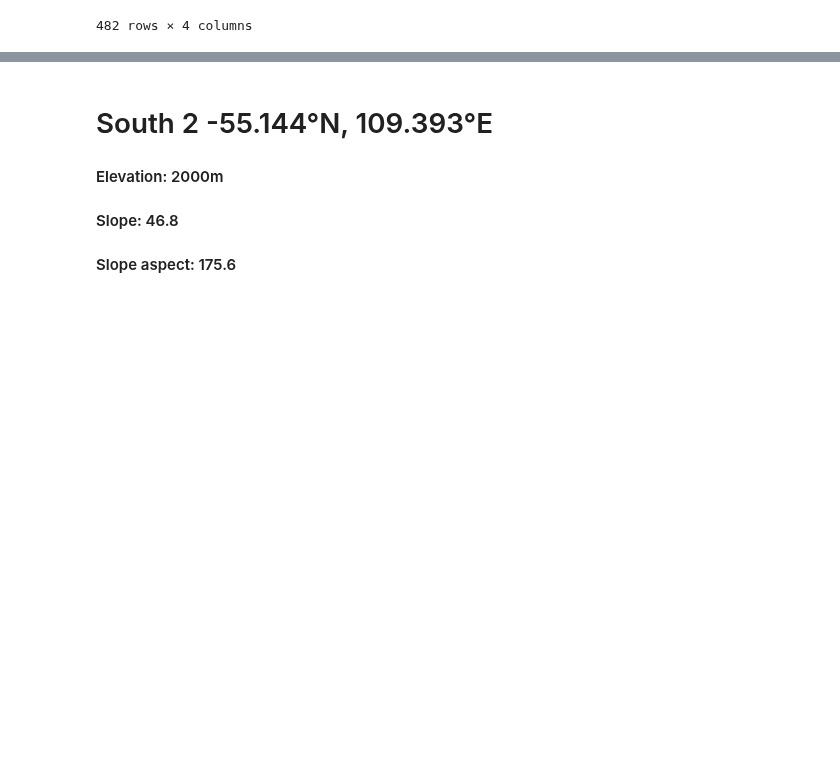
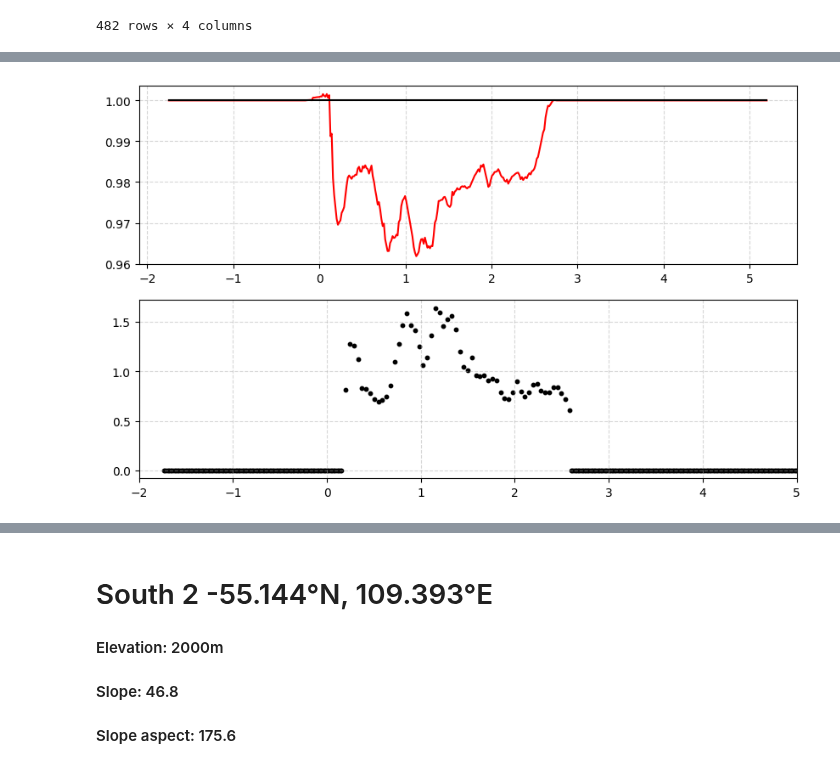
Before and after one commit to lsperezm/Martian_Icy_Scarps, a Jupyter notebook: Code/New_Scarps.ipynb, the cells around one changed output, grey strips where cells are left out. Saved outputs shown, nothing was run; the diff lists cells and outputs as text; code cells hidden in the pictures; blank space fills up the shorter version.

Commit message:
Riemann

```diff
--- a/Code/New_Scarps.ipynb
+++ b/Code/New_Scarps.ipynb
@@ -567,0 +561,38 @@ plt.plot(distS1_1,elevationS1_1,color='gray')
+# %%
+def AreaCalc(index_step,elev,continuum,dist):
+    """
+    Calculates de area of each bin as if it's a Riemann sum and the centered location of each bin
+    index_step: step for each iteration to change the index
+    elev: list of elevations of the topographic profile
+    continuum: list of "elevations" of the continuum
+    dist: list for the x axis of the topographic profile and the continuum
+    """
+    i=0
+    areas=[] #Output list of the value calculated of the area for each step
+    locations=[] # Output list to record to what distance does each area belong
+    while i<(len(elev)-1):
+        height=np.abs(continuum[i]-elev[i])
+        if height>0.01:
+            right=i+index_step
+            area=height*((dist[right]-dist[i])*1000) #Calculates area of each bin
+            i+=index_step
+        else:
+            area=0
+            i+=1
+        areas.append(area)
+        locations.append(dist[i])
+    return areas, locations
+# %%
+areaS1_norm,locS1_norm= AreaCalc(3,(elevationS1_cont-16)/(continuum-16),(continuum-16)/(continuum-16),distS1_cont-1.75)
+# %%
+fig, (ax1, ax2) = plt.subplots(2, 1, figsize=(10, 6), sharex=False)
+ax1.plot(distS1_cont-1.75, (elevationS1_cont-16)/(continuum-16), color='red', linewidth=1.5)
+ax1.plot(distS1_cont-1.75,(continuum-16)/(continuum-16),color='black')
+
+ax2.scatter(locS1_norm,areaS1_norm,s=10,c='k')
+ax2.set_xlim(-2,5)
+
+ax1.grid(True, which="both", linestyle="--", alpha=0.5)
+ax2.grid(True, which="both", linestyle="--", alpha=0.5)
+# %% [output]
+[figure, added]
```
Also changed, not shown: parts of 12 cells of this notebook, 1 other file.
